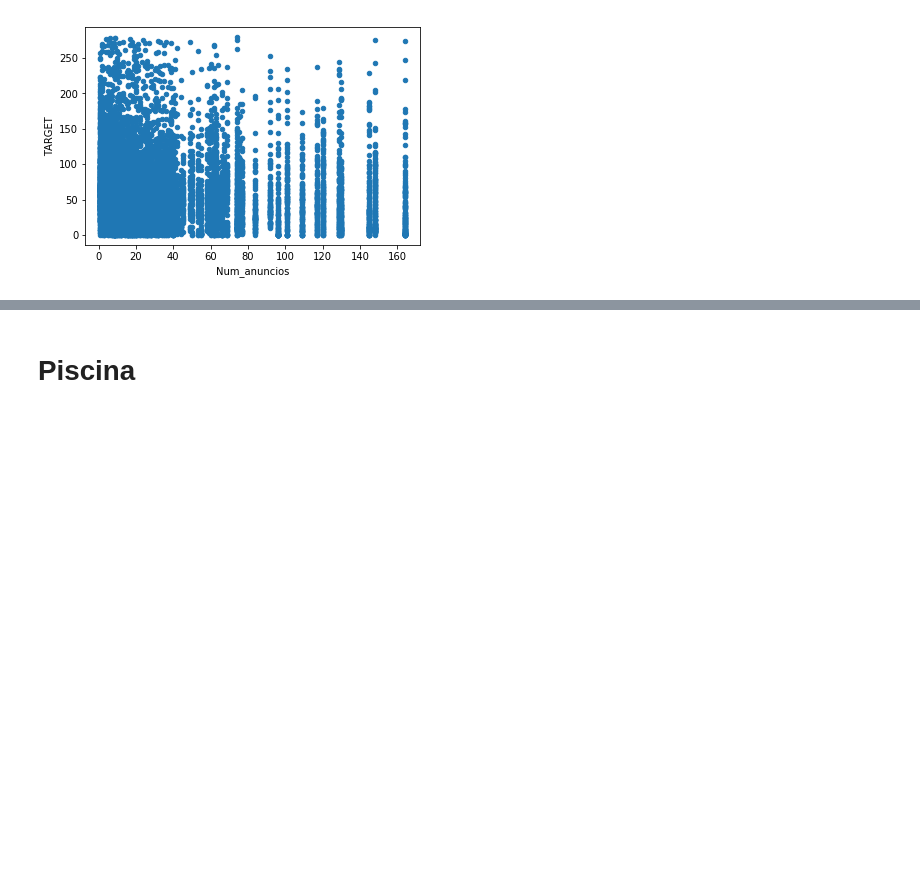
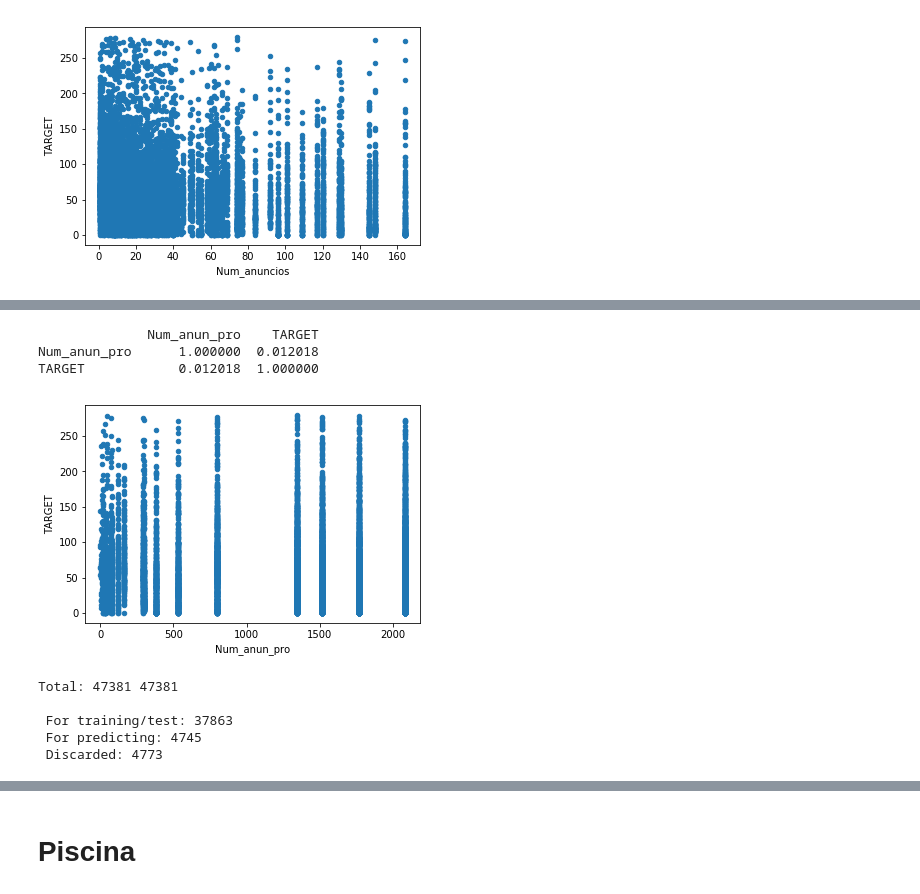
Before and after one commit to RohitUttam/UniversityHack2019, a Jupyter notebook: Añadir.ipynb, the cells around one changed output, grey strips where cells are left out. Drawn from its saved outputs; the diff is of its cells as text; code cells hidden in the pictures; blank space fills up the shorter version.

```diff
--- a/Añadir.ipynb
+++ b/Añadir.ipynb
@@ -77,0 +60,3 @@ TARGET           -0.170931  1.000000
+# %%
+num_anun_pro=modelar[['HY_id','HY_provincia']].groupby('HY_provincia').count().rename(columns={'HY_id':'Num_anun_pro'})
+num_anun_pro.head()
@@ -77,0 +71,3 @@ TARGET           -0.170931  1.000000
+# %%
+result2=pd.merge(modelar, num_anun_pro, how='left', on='HY_provincia')
+result2.head(3)
@@ -77,0 +80,55 @@ TARGET           -0.170931  1.000000
+# %%
+result2[['Num_anun_pro','TARGET']].loc[(result2[['Num_anun_pro','TARGET']]['TARGET']<280)].plot(x='Num_anun_pro',y='TARGET',kind='scatter')
+print(result2[['Num_anun_pro','TARGET']].loc[(result2[['Num_anun_pro','TARGET']]['TARGET']<280)].corr())
+# %% [output]
+              Num_anun_pro    TARGET
+Num_anun_pro      1.000000  0.012018
+TARGET            0.012018  1.000000
+[figure, added]
+# %%
+#load_image without resizing
+def load_images(filenames):
+    images =np.asarray([scpm.imread(file, mode= 'RGB') for file in filenames])
+    return images
+
+#get file names
+names = sorted(glob.glob('imagenes_inmuebles_haya/*.jpg'))
+import math
+
+lista=[]
+for i in range(len(names)):
+    lista.append(names[i][24:31])
+
+df= pd.DataFrame(lista,columns=['HY_id'])
+df['HY_id']=df['HY_id'].astype(int)
+df=df.set_index('HY_id')
+
+df2=modelar[['HY_id','TARGET']]
+df2=df2.set_index('HY_id')
+
+result=pd.merge(df, df2, how='left', on='HY_id')
+result.head(10)
+
+y=result['TARGET'].as_matrix()
+print('Total:',len(y),len(names))
+
+predict_X_names=[]
+tt_X_names=[]
+tt_Y=[]
+
+for i in range(len(y)):
+    if math.isnan(y[i]):
+        predict_X_names.append(names[i])
+    else:
+        if y[i]<125:
+            tt_X_names.append(names[i])
+            tt_Y.append(y[i])
+print('\n','For training/test:',len(tt_X_names))
+print(' For predicting:',len(predict_X_names))
+print(' Discarded:',len(y)-len(tt_Y)-len(predict_X_names))
+# %% [output]
+Total: 47381 47381
+
+ For training/test: 37863
+ For predicting: 4745
+ Discarded: 4773
```
Also changed, not shown: parts of 10 cells of this notebook.
